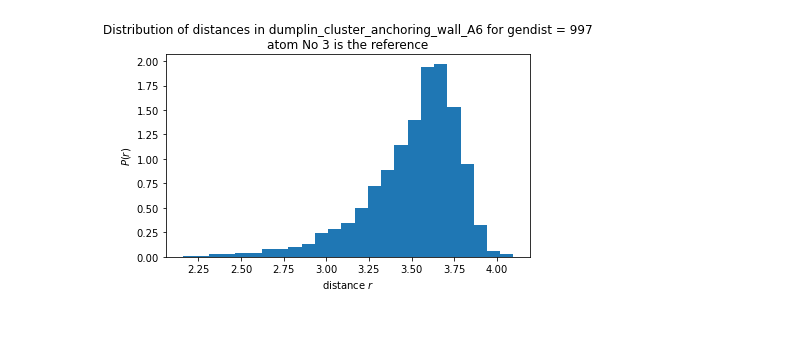
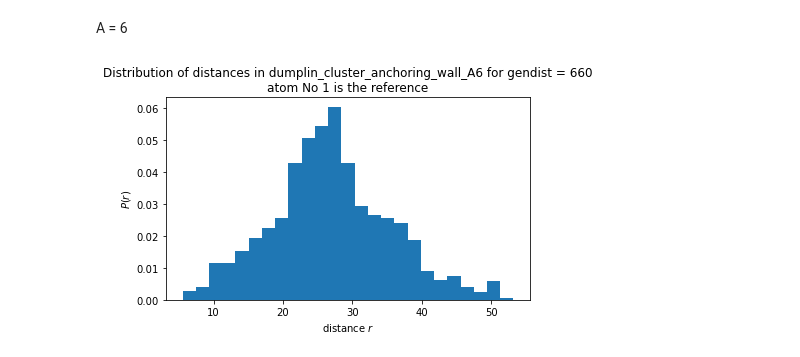
Before and after one commit to PHouzel/So-many-chromosomes, a Jupyter notebook: analysis/probability-density-function-r.ipynb, the cells around one changed output. Cells and saved outputs as stored; diff of their text form; code cells hidden in the pictures; blank space fills up the shorter version.

```diff
--- a/analysis/probability-density-function-r.ipynb
+++ b/analysis/probability-density-function-r.ipynb
@@ -74,8 +104,10 @@ def plotpdf(directory,gendist,refatom=None):
+# %% [markdown]
+A = 6
 # %%
 %%time
 directory = '../run6-2000/dumplin_cluster_anchoring_wall_A6'
-gendist = 997
-ref = 3
+gendist = 660
+ref = 1
 plotpdf(directory,gendist,ref)
 # %% [output]
-[figure, old version]
+[figure, new version]
```
Also changed, not shown: parts of 11 cells of this notebook, 1 other file.
